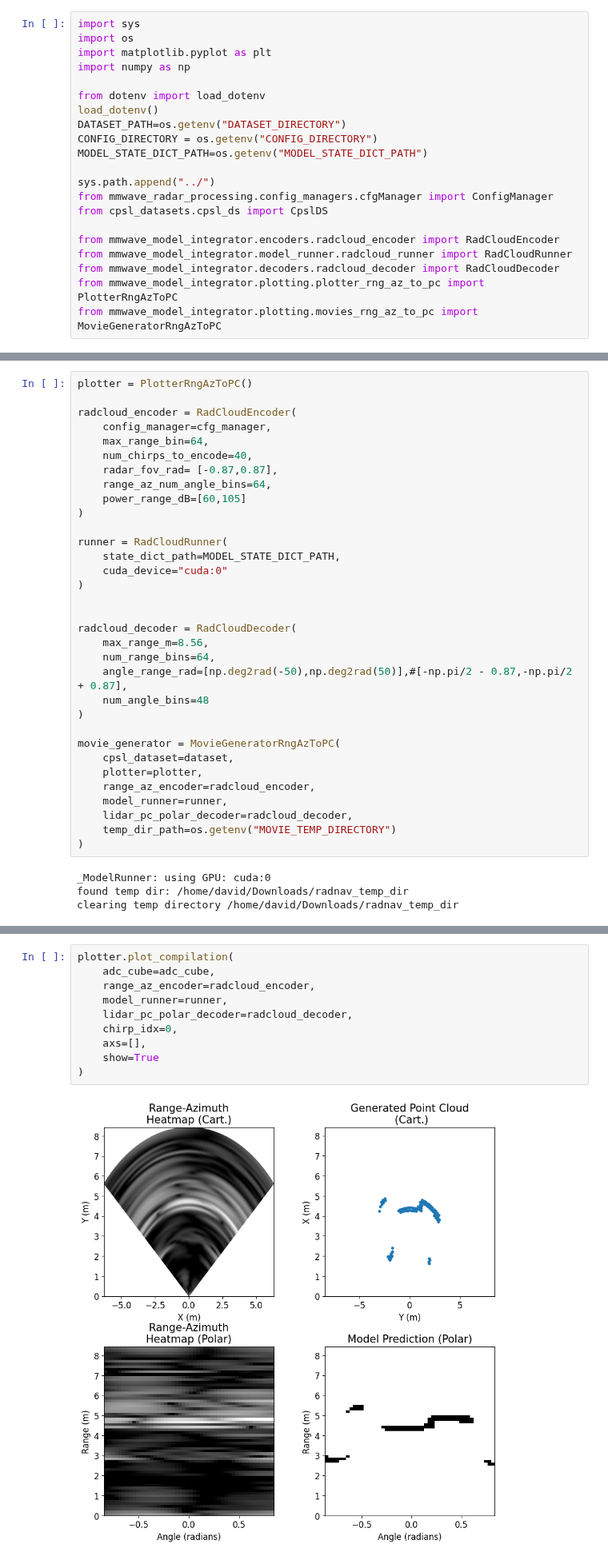
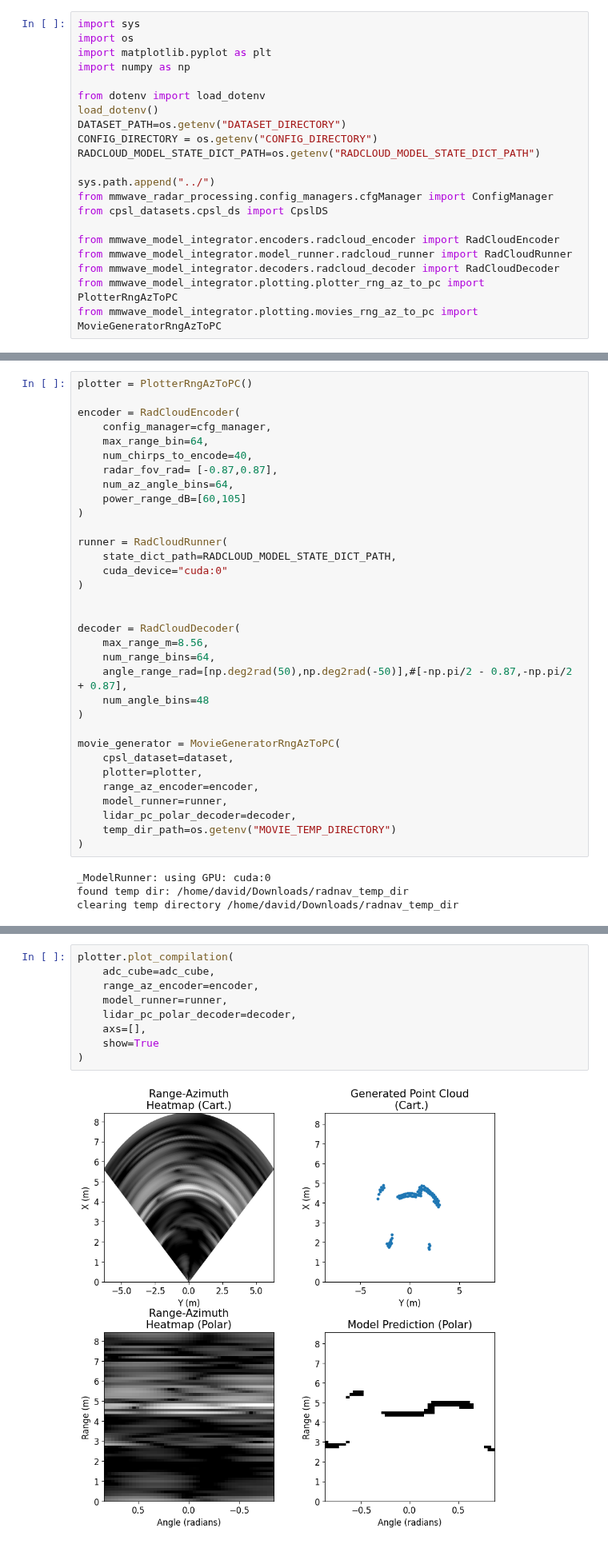
Before and after one commit to davidmhunt/mmwave_model_integrator, a Jupyter notebook: notebooks/testing_radcloud.ipynb, the cells around one changed output, grey strips where cells are left out. Shown at 80% size. Saved outputs shown, nothing was run; the diff lists cells and outputs as text.

Commit message:
added support for radarHD, fixed bugs with radCloud module

```diff
--- a/notebooks/testing_radcloud.ipynb
+++ b/notebooks/testing_radcloud.ipynb
@@ -8,7 +8,7 @@ from dotenv import load_dotenv
 load_dotenv()
 DATASET_PATH=os.getenv("DATASET_DIRECTORY")
 CONFIG_DIRECTORY = os.getenv("CONFIG_DIRECTORY")
-MODEL_STATE_DICT_PATH=os.getenv("MODEL_STATE_DICT_PATH")
+RADCLOUD_MODEL_STATE_DICT_PATH=os.getenv("RADCLOUD_MODEL_STATE_DICT_PATH")
 
 sys.path.append("../")
 from mmwave_radar_processing.config_managers.cfgManager import ConfigManager
@@ -47,34 +47,34 @@ found 385 vehicle velocity samples
 # %%
 plotter = PlotterRngAzToPC()
 
-radcloud_encoder = RadCloudEncoder(
+encoder = RadCloudEncoder(
     config_manager=cfg_manager,
     max_range_bin=64,
     num_chirps_to_encode=40,
     radar_fov_rad= [-0.87,0.87],
-    range_az_num_angle_bins=64,
+    num_az_angle_bins=64,
     power_range_dB=[60,105]
 )
 
 runner = RadCloudRunner(
-    state_dict_path=MODEL_STATE_DICT_PATH,
+    state_dict_path=RADCLOUD_MODEL_STATE_DICT_PATH,
     cuda_device="cuda:0"
 )
 
 
-radcloud_decoder = RadCloudDecoder(
+decoder = RadCloudDecoder(
     max_range_m=8.56,
     num_range_bins=64,
-    angle_range_rad=[np.deg2rad(-50),np.deg2rad(50)],#[-np.pi/2 - 0.87,-np.pi/2 + 0.87],
+    angle_range_rad=[np.deg2rad(50),np.deg2rad(-50)],#[-np.pi/2 - 0.87,-np.pi/2 + 0.87],
     num_angle_bins=48
 )
 
 movie_generator = MovieGeneratorRngAzToPC(
     cpsl_dataset=dataset,
     plotter=plotter,
-    range_az_encoder=radcloud_encoder,
+    range_az_encoder=encoder,
     model_runner=runner,
-    lidar_pc_polar_decoder=radcloud_decoder,
+    lidar_pc_polar_decoder=decoder,
     temp_dir_path=os.getenv("MOVIE_TEMP_DIRECTORY")
 )
 # %% [output]
@@ -91,15 +91,14 @@ pc = radcloud_decoder.convert_polar_to_cartesian(
 # %%
 plotter.plot_compilation(
     adc_cube=adc_cube,
-    range_az_encoder=radcloud_encoder,
+    range_az_encoder=encoder,
     model_runner=runner,
-    lidar_pc_polar_decoder=radcloud_decoder,
-    chirp_idx=0,
+    lidar_pc_polar_decoder=decoder,
     axs=[],
     show=True
 )
 # %% [output]
-[figure, old version]
+[figure, new version]
 # %%
 movie_generator.initialize_figure(
     nrows=2,
```
Also changed, not shown: parts of 2 cells of this notebook, 12 other files.
